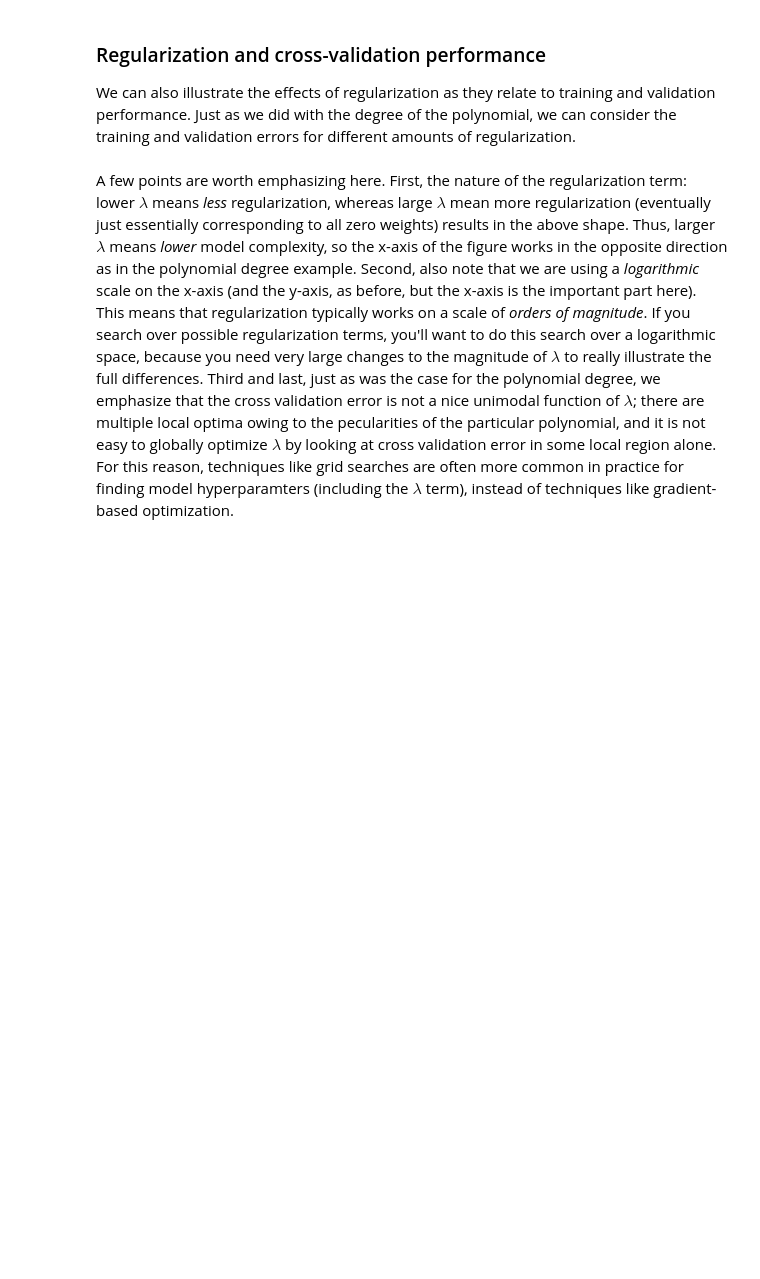
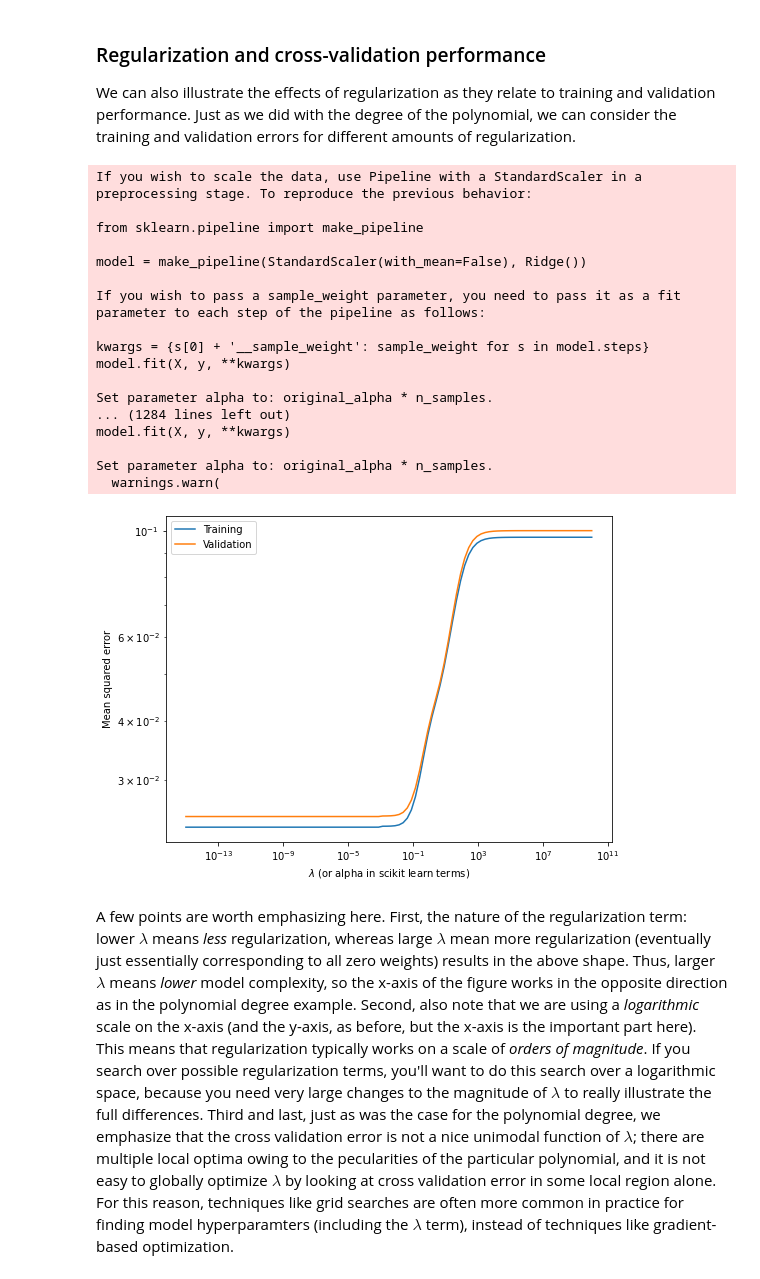
Before and after one commit to IS3UniCologne/DSML_2022, a Jupyter notebook: 03_Workshops/DSML_WS_09_AdvancedRegression/DSML_WS_09_AdvancedRegression.ipynb, the cells around one changed output. Drawn from its saved outputs; the diff is of its cells as text; code cells hidden in the pictures; blank space fills up the shorter version.

```diff
--- a/03_Workshops/DSML_WS_09_AdvancedRegression/DSML_WS_09_AdvancedRegression.ipynb
+++ b/03_Workshops/DSML_WS_09_AdvancedRegression/DSML_WS_09_AdvancedRegression.ipynb
@@ -280,17 +293,31 @@ def plot_L2_regression_performance (x, y, deg):
     err_cv = []
 
     # train test split
+    X_train, X_test, y_train, y_test = train_test_split(x, y)
 
     # np.logspace generates exponentially spaced values
     for alpha in np.logspace(-15,10,100):
 
         # create Polynomial Features
 
+        # initialize model
+        Poly = PolynomialFeatures(degree = deg)
+
+        # fit and transform xp
+        X_poly = Poly.fit_transform(X_train.reshape(-1,1))
+        X_test_poly = Poly.transform(X_test.reshape(-1, 1))
+
         # fit model
+        model_L2 = Ridge(alpha = alpha, normalize = True, solver = 'lsqr') # select least squares regression as solver
+
+        model_L2.fit(X_poly, y_train)
+        y_train_pred = model_L2.predict(X_poly)
+        y_pred = model_L2.predict(X_test_poly)
+
 
         # compute errors
-        err_train.append()
-        err_cv.append()
+        err_train.append(mean_squared_error(y_train, y_train_pred))
+        err_cv.append(mean_squared_error(y_test, y_pred))
 
 
     plt.figure(figsize = (8,6))
@@ -300,7 +327,26 @@ def plot_L2_regression_performance (x, y, deg):
     plt.ylabel("Mean squared error")
     plt.show()
 # %%
-plot_L2_regression_performance(xp,yp,75)
+plot_L2_regression_performance(xp,yp,50)
+# %% [output]
+If you wish to scale the data, use Pipeline with a StandardScaler in a preprocessing stage. To reproduce the previous behavior:
+
+from sklearn.pipeline import make_pipeline
+
+model = make_pipeline(StandardScaler(with_mean=False), Ridge())
+
+If you wish to pass a sample_weight parameter, you need to pass it as a fit parameter to each step of the pipeline as follows:
+
+kwargs = {s[0] + '__sample_weight': sample_weight for s in model.steps}
+model.fit(X, y, **kwargs)
+
+Set parameter alpha to: original_alpha * n_samples.
+... (1284 lines left out)
+model.fit(X, y, **kwargs)
+
+Set parameter alpha to: original_alpha * n_samples.
+  warnings.warn(
+[figure, added]
 # %% [markdown]
 A few points are worth emphasizing here.  First, the nature of the regularization term: lower $\lambda$ means _less_ regularization, whereas large $\lambda$ mean more regularization (eventually just essentially corresponding to all zero weights) results in the above shape.  Thus, larger $\lambda$ means _lower_ model complexity, so the x-axis of the figure works in the opposite direction as in the polynomial degree example.  Second, also note that we are using a _logarithmic_ scale on the x-axis (and the y-axis, as before, but the x-axis is the important part here).  This means that regularization typically works on a scale of _orders of magnitude_.  If you search over possible regularization terms, you'll want to do this search over a logarithmic space, because you need very large changes to the magnitude of $\lambda$ to really illustrate the full differences.  Third and last, just as was the case for the polynomial degree, we emphasize that the cross validation error is not a nice unimodal function of $\lambda$; there are multiple local optima owing to the pecularities of the particular polynomial, and it is not easy to globally optimize $\lambda$ by looking at cross validation error in some local region alone.  For this reason, techniques like grid searches are often more common in practice for finding model hyperparamters (including the $\lambda$ term), instead of techniques like gradient-based optimization.
 # %% [markdown]
```
Also changed, not shown: parts of 9 cells of this notebook.
